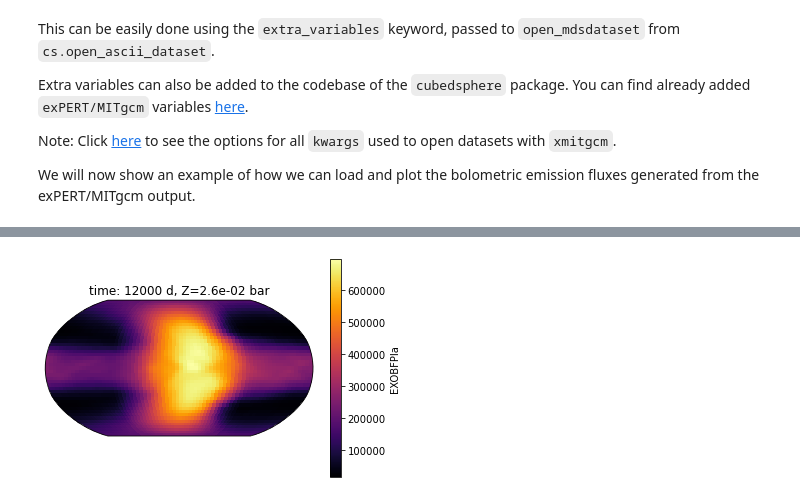
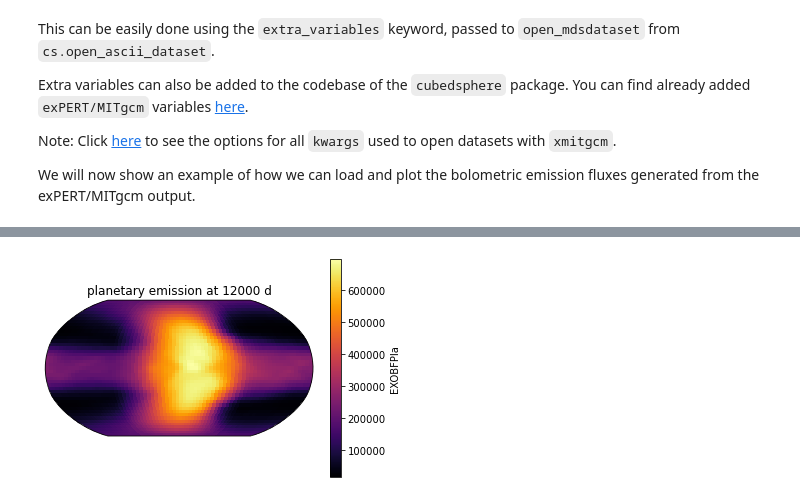
Before and after one commit to AaronDavidSchneider/cubedsphere, a Jupyter notebook: doc/source/notebooks/example.ipynb, the cells around one changed output, grey strips where cells are left out. Drawn from its saved outputs; the diff is of its cells as text; code cells hidden in the pictures.

```diff
--- a/doc/source/notebooks/example.ipynb
+++ b/doc/source/notebooks/example.ipynb
@@ -145,8 +157,8 @@ Regridder will use conservative method
 # %%
 # Plot planetary emission:
 ax = plt.axes(projection=ccrs.Robinson())
 ds.EXOBFPla.isel(time=-1, Zp1=-1).plot(transform = ccrs.PlateCarree(), ax=ax, cmap=plt.get_cmap('inferno'))
-ax.set_title('time: {:.0f} d, Z={:.1e} bar'.format(data.time.values,data.Z.values))
+ax.set_title('planetary emission at {:.0f} d'.format(data.time.values))
 plt.show()
 # %% [output]
-[figure, old version]
+[figure, new version]
```
Also changed, not shown: parts of 6 cells of this notebook, 1 other file.
